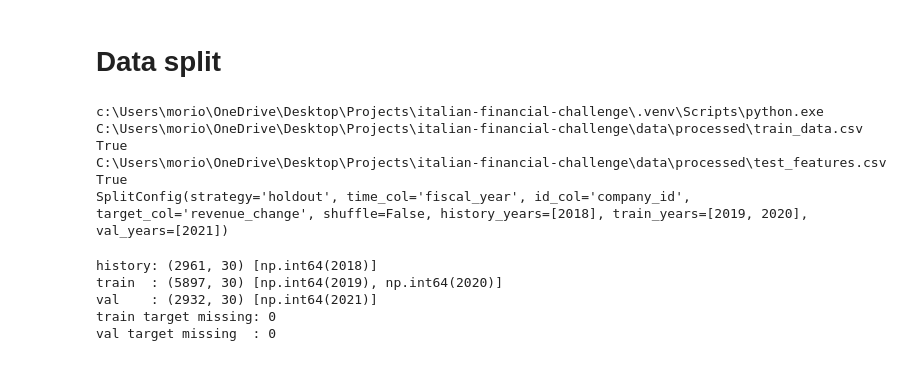
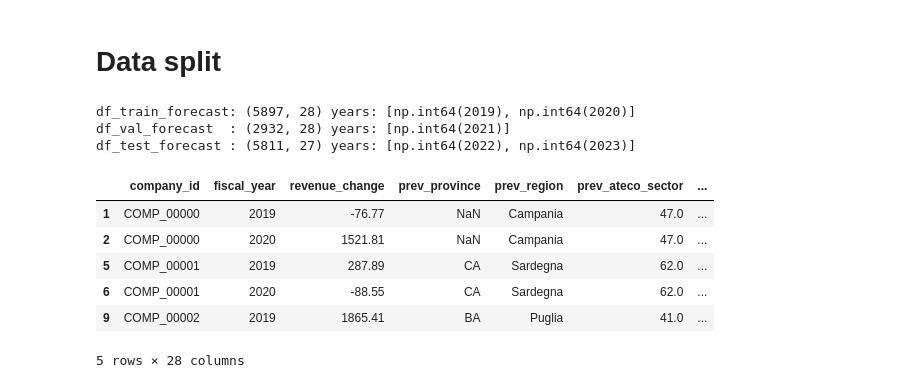
Before and after one commit to MoriondoTommaso/italian-financial-challenge, a Jupyter notebook: notebooks/work_tommaso.ipynb, the cells around one changed output. Cells and saved outputs as stored; diff of their text form; code cells hidden in the pictures.

```diff
--- a/notebooks/work_tommaso.ipynb
+++ b/notebooks/work_tommaso.ipynb
@@ -157,40 +157,26 @@ fiscal_year
 Name: count, dtype: int64
 # %% [markdown]
 # Data split
-# %%
-import sys
-from ifc.config import load_data_config, load_split_config
-
-data_cfg = load_data_config()
-split_cfg = load_split_config()
-train_path, test_path = data_cfg.resolve_paths()
-
-print(sys.executable)
-print(train_path, train_path.exists())
-print(test_path, test_path.exists())
-print(split_cfg)
-# %% [output]
-c:\Users\morio\OneDrive\Desktop\Projects\italian-financial-challenge\.venv\Scripts\python.exe
-C:\Users\morio\OneDrive\Desktop\Projects\italian-financial-challenge\data\processed\train_data.csv True
-C:\Users\morio\OneDrive\Desktop\Projects\italian-financial-challenge\data\processed\test_features.csv True
-SplitConfig(strategy='holdout', time_col='fiscal_year', id_col='company_id', target_col='revenue_change', shuffle=False, history_years=[2018], train_years=[2019, 2020], val_years=[2021])
-# %%
-from ifc.config import load_split_config
-from ifc.split import apply_holdout_split
-
-split_cfg = load_split_config()
-
-df_history, df_train, df_val = apply_holdout_split(train_df, split_cfg)
-
-print("history:", df_history.shape, sorted(df_history["fiscal_year"].unique()))
-print("train  :", df_train.shape, sorted(df_train["fiscal_year"].unique()))
-print("val    :", df_val.shape, sorted(df_val["fiscal_year"].unique()))
-
-print("train target missing:", df_train["revenue_change"].isna().sum())
-print("val target missing  :", df_val["revenue_change"].isna().sum())
-# %% [output]
-history: (2961, 30) [np.int64(2018)]
-train  : (5897, 30) [np.int64(2019), np.int64(2020)]
-val    : (2932, 30) [np.int64(2021)]
-train target missing: 0
-val target missing  : 0
+# %%
+from ifc.split import apply_forecasting_holdout_split, build_forecasting_test_frame
+
+df_train, df_val = apply_forecasting_holdout_split(train_df, split_cfg, drop_cols=data_cfg.drop_cols)
+df_test_forecast = build_forecasting_test_frame(train_df, test_df, split_cfg, drop_cols=data_cfg.drop_cols)
+
+print("df_train_forecast:", df_train.shape, "years:", sorted(df_train[time_col].unique()))
+print("df_val_forecast  :", df_val.shape, "years:", sorted(df_val[time_col].unique()))
+print("df_test_forecast :", df_test_forecast.shape, "years:", sorted(df_test_forecast[time_col].unique()))
+# %% [output]
+df_train_forecast: (5897, 28) years: [np.int64(2019), np.int64(2020)]
+df_val_forecast  : (2932, 28) years: [np.int64(2021)]
+df_test_forecast : (5811, 27) years: [np.int64(2022), np.int64(2023)]
+# %%
+df_train.head()
+# %% [output]
+|  | company_id | fiscal_year | revenue_change | prev_province | prev_region | prev_ateco_sector | ... |
+| 1 | COMP_00000 | 2019 | -76.77 | NaN | Campania | 47.0 | ... |
+| 2 | COMP_00000 | 2020 | 1521.81 | NaN | Campania | 47.0 | ... |
+| 5 | COMP_00001 | 2019 | 287.89 | CA | Sardegna | 62.0 | ... |
+| 6 | COMP_00001 | 2020 | -88.55 | CA | Sardegna | 62.0 | ... |
+| 9 | COMP_00002 | 2019 | 1865.41 | BA | Puglia | 41.0 | ... |
+5 rows × 28 columns
```
Also changed, not shown: parts of 2 cells of this notebook, 1 other file.
